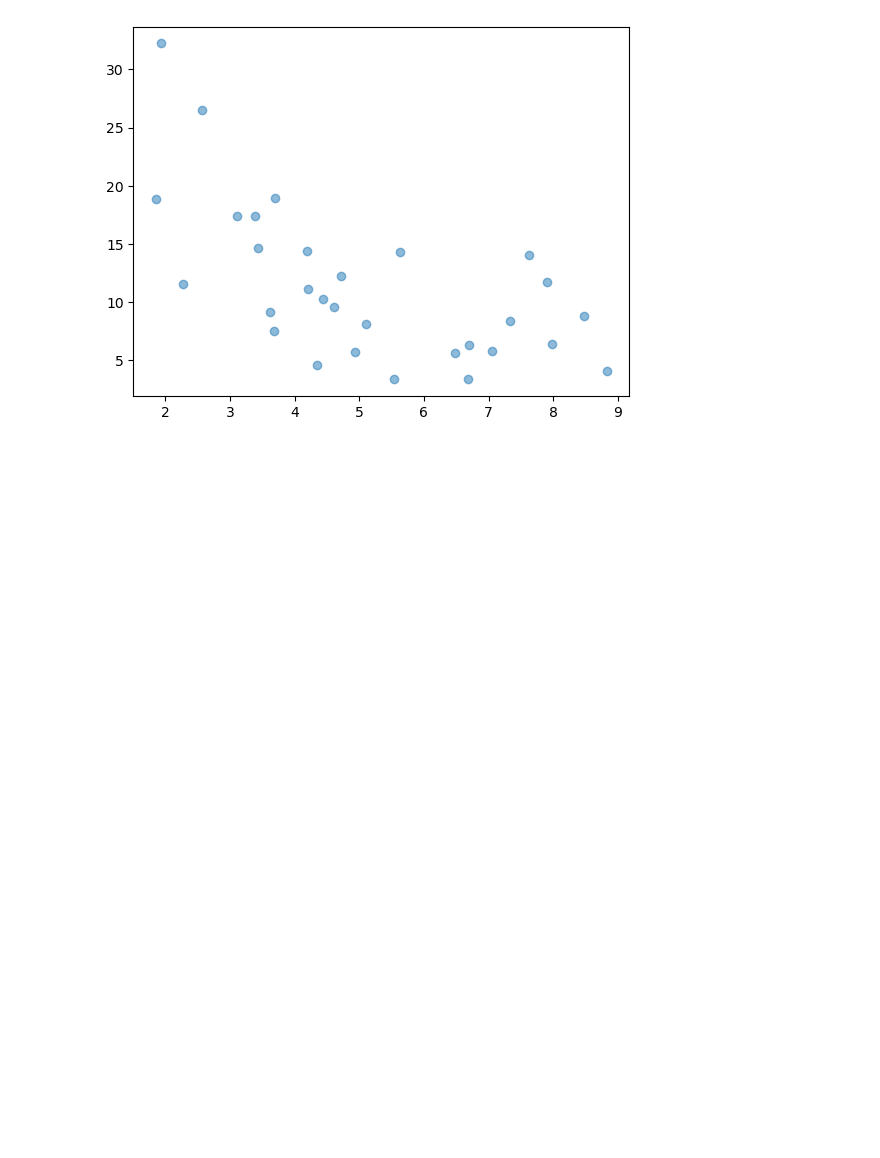
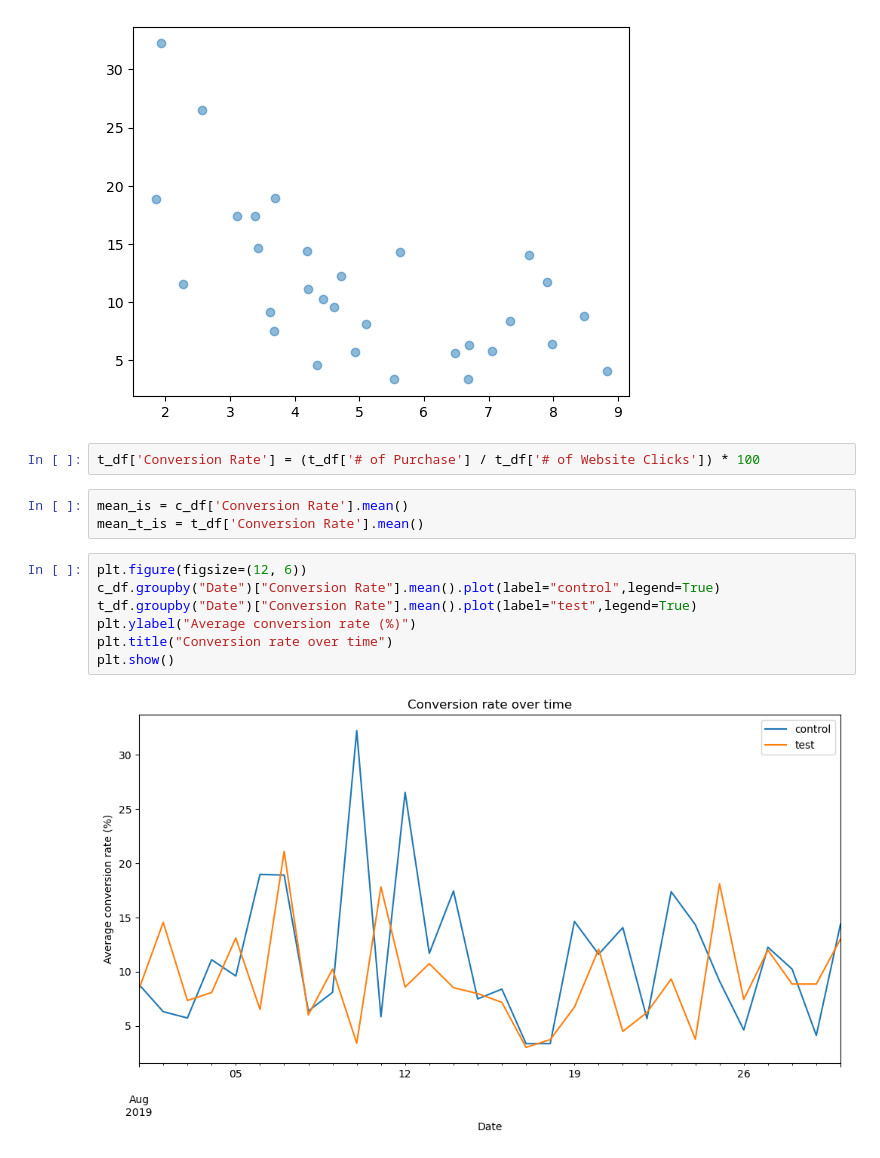
Before and after one commit to karan271/Campaign-A-B-Testing, a Jupyter notebook: AB test for Campaign.ipynb, the cells around one changed output. Cells and saved outputs as stored; diff of their text form; blank space fills up the shorter version.

```diff
--- a/AB test for Campaign.ipynb
+++ b/AB test for Campaign.ipynb
@@ -396,3 +396,17 @@ plt.scatter(x=c_df['CTR'], y=c_df['Conversion Rate'], alpha=0.5)
 plt.show()
 # %% [output]
 [figure]
+# %%
+t_df['Conversion Rate'] = (t_df['# of Purchase'] / t_df['# of Website Clicks']) * 100
+# %%
+mean_is = c_df['Conversion Rate'].mean()
+mean_t_is = t_df['Conversion Rate'].mean()
+# %%
+plt.figure(figsize=(12, 6))
+c_df.groupby("Date")["Conversion Rate"].mean().plot(label="control",legend=True)
+t_df.groupby("Date")["Conversion Rate"].mean().plot(label="test",legend=True)
+plt.ylabel("Average conversion rate (%)")
+plt.title("Conversion rate over time")
+plt.show()
+# %% [output]
+[figure, added]
```
